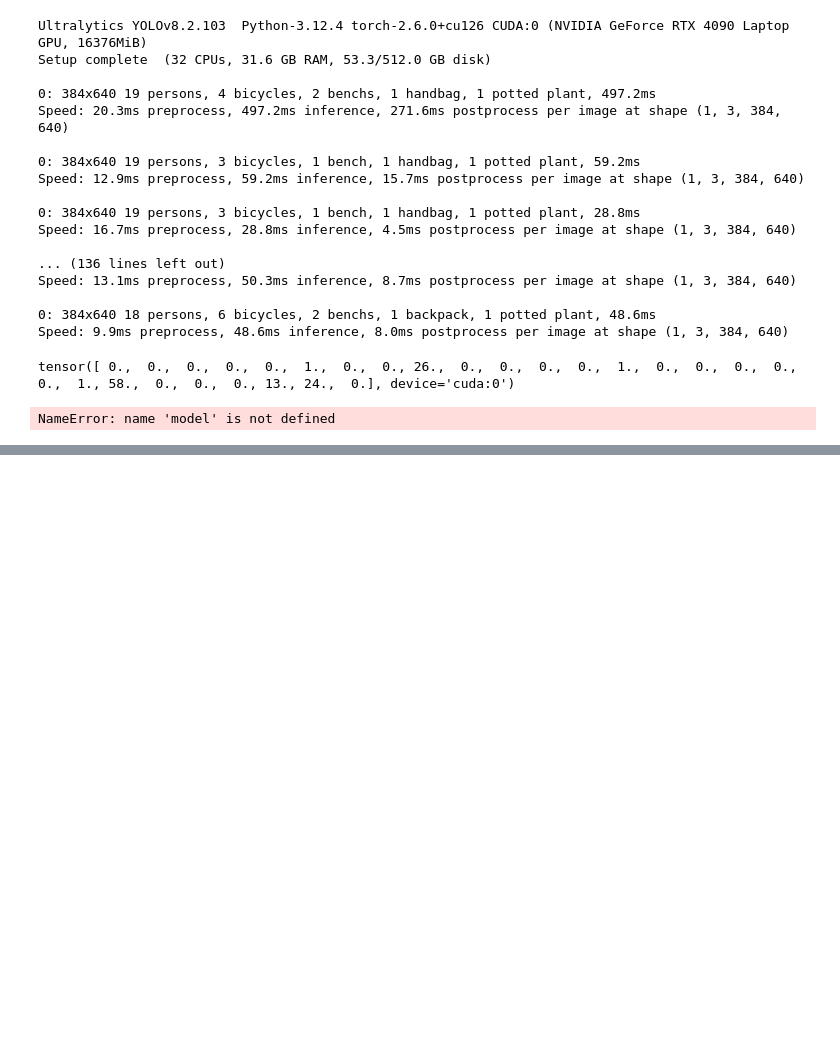
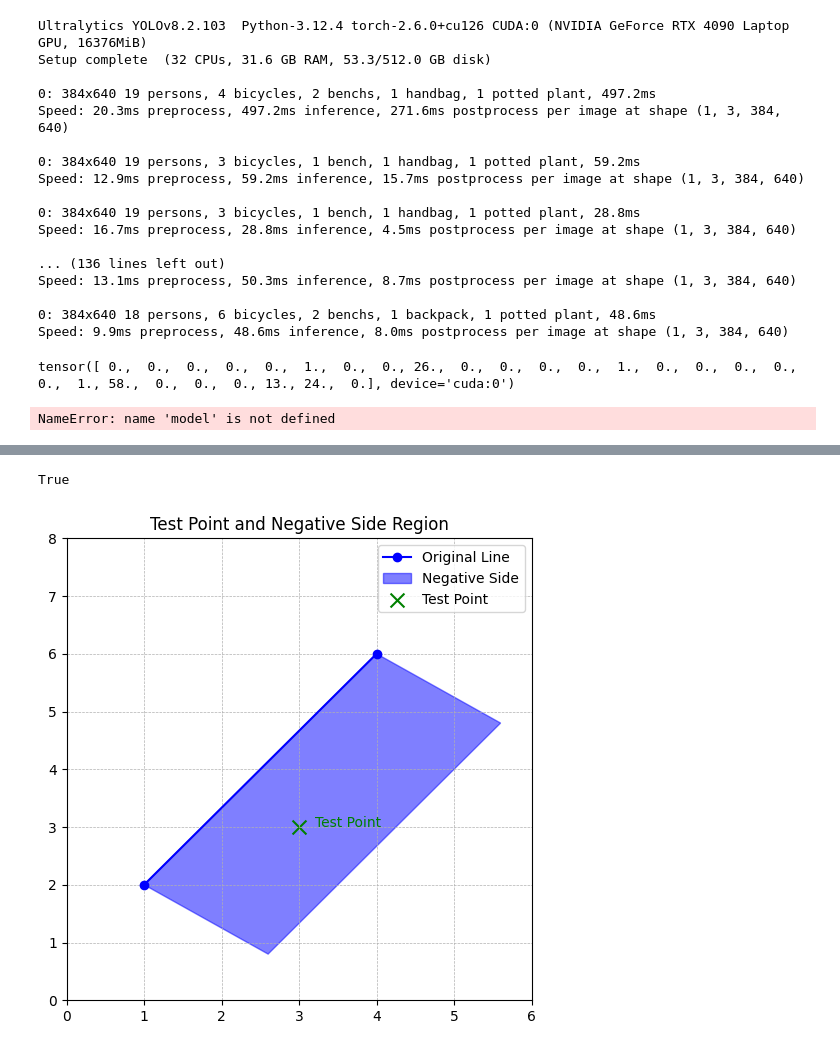
Before and after one commit to FrankieNButtons/YOLOCore, a Jupyter notebook: testNote.ipynb, the cells around one changed output, grey strips where cells are left out. Cells and saved outputs as stored; diff of their text form; code cells hidden in the pictures; blank space fills up the shorter version.

```diff
--- a/testNote.ipynb
+++ b/testNote.ipynb
@@ -218,0 +311,62 @@ NameError: name 'model' is not defined
+# %%
+# 选择一个测试点
+test_point = np.array([3, 3])
+
+# 判断点是否在负方向矩形（蓝色）内部
+def inRealm(point, rect):
+    """
+    **description**
+    判断一个点是否在四边形（矩形）内部。
+
+    **params**
+    point : (x, y) 要判断的点
+    rect : 4x2 数组，包含矩形四个顶点 (x, y) 按顺时针或逆时针顺序排列
+
+    **returns**
+    bool : 点是否在矩形内
+    """
+    A, B, C, D = rect  # 获取四个顶点
+
+    # 计算边向量
+    AB = B - A
+    AD = D - A
+    AP = point - A
+
+    # 计算点在 AB 和 AD 方向上的投影系数
+    dotAB = np.dot(AP, AB) / np.dot(AB, AB)
+    dotAD = np.dot(AP, AD) / np.dot(AD, AD)
+
+    # 只要两个投影系数都在 [0,1] 之间，则点在矩形内部
+    return 0 <= dotAB <= 1 and 0 <= dotAD <= 1
+
+# 验证测试点是否在蓝色矩形内
+is_inside = inRealm(test_point, rect_neg)
+is_inside
+# %% [output]
+True
+# %%
+# 画图
+plt.figure(figsize=(6, 6))
+plt.axhline(0, color='black', linewidth=0.5)
+plt.axvline(0, color='black', linewidth=0.5)
+plt.grid(True, linestyle='--', linewidth=0.5)
+
+# 原始向量
+plt.plot([point1[0], point2[0]], [point1[1], point2[1]], 'bo-', label='Original Line')
+
+# 画半透明蓝色矩形
+plt.fill(rect_neg[:, 0], rect_neg[:, 1], color='blue', alpha=0.5, label='Negative Side')
+
+# 绘制测试点
+plt.scatter(test_point[0], test_point[1], color='green', s=100, marker='x', label='Test Point')
+
+# 标注测试点
+plt.text(test_point[0] + 0.2, test_point[1], "Test Point", fontsize=10, color='green')
+
+plt.legend()
+plt.xlim(0, 6)
+plt.ylim(0, 8)
+plt.title("Test Point and Negative Side Region")
+plt.show()
+# %% [output]
+[figure, added]
```
Also changed, not shown: parts of 3 cells of this notebook, 2 other files.
